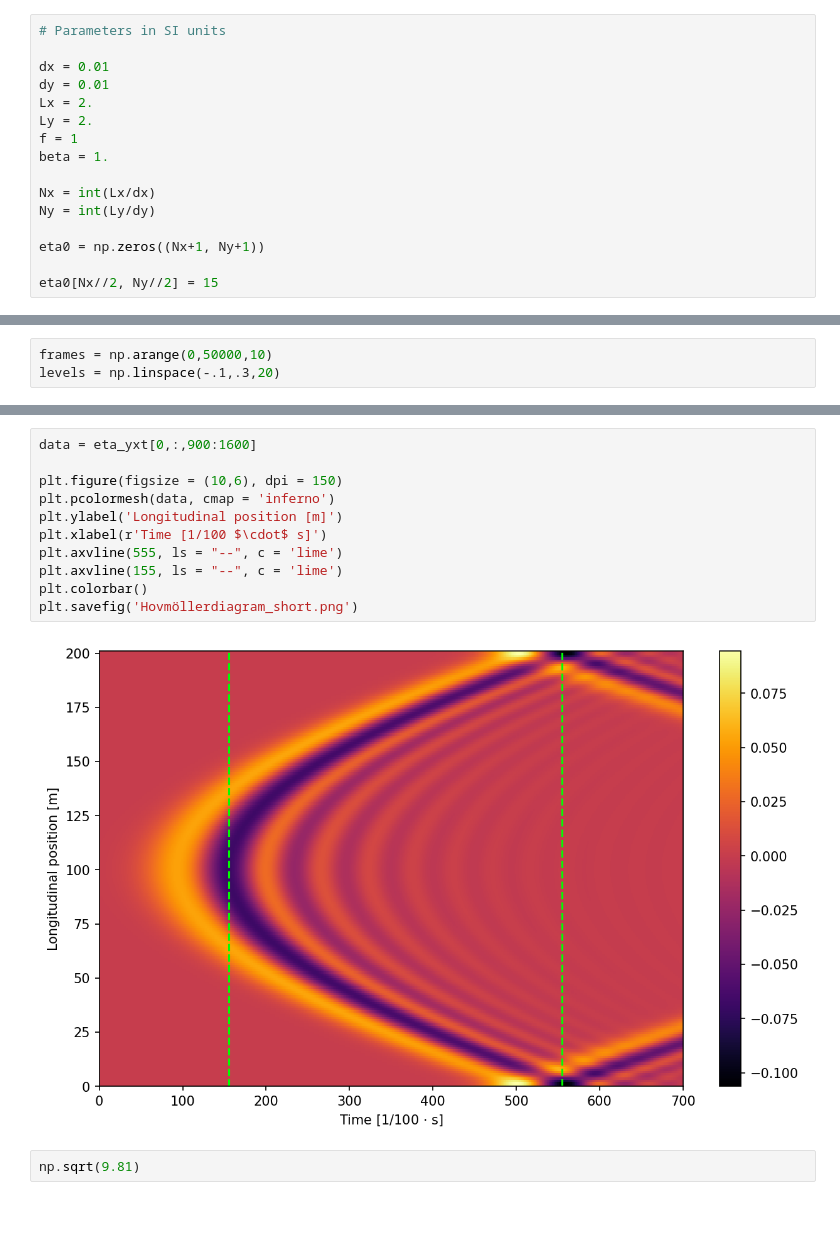
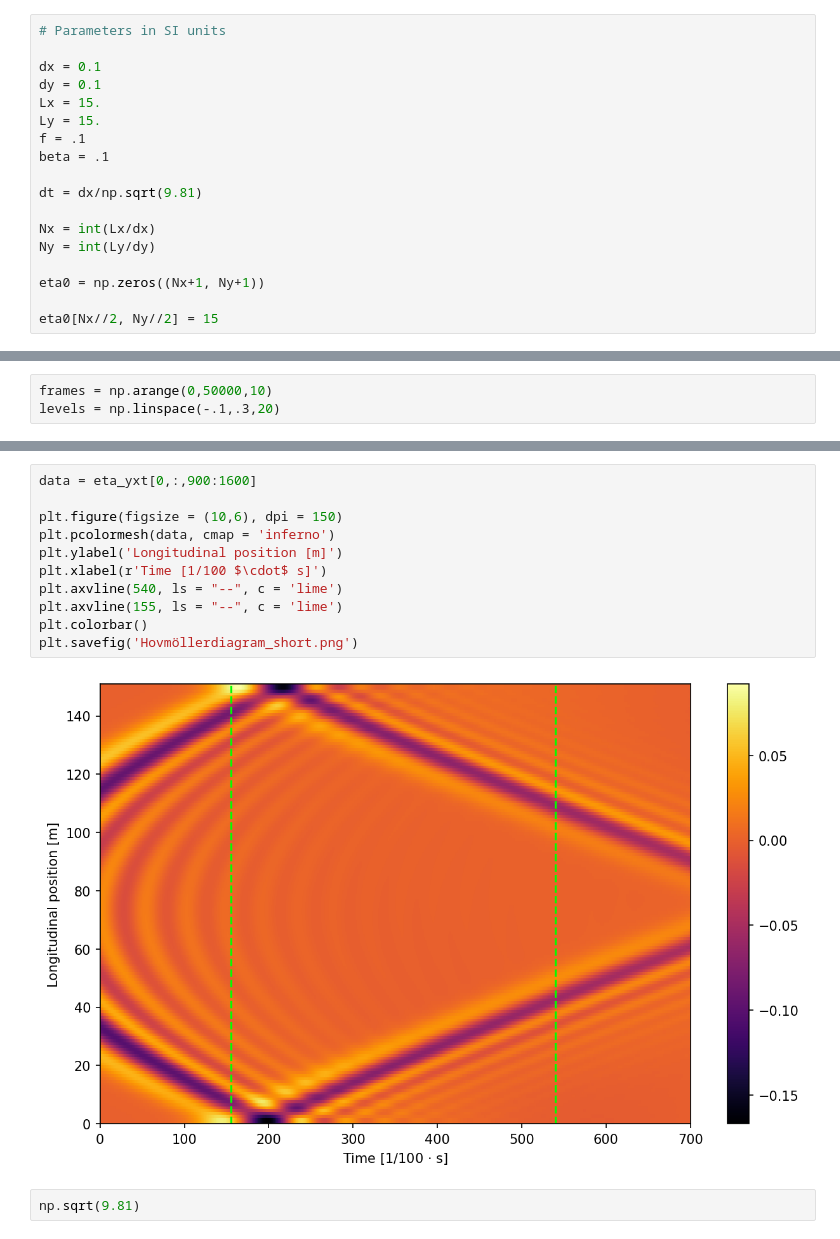
Before and after one commit to MKKrogsgaard/Fluid-Mechanics, a Jupyter notebook: Assignments/Assignment 2/SW_B correct.ipynb, the cells around one changed output, grey strips where cells are left out. Saved outputs shown, nothing was run; the diff lists cells and outputs as text; blank space fills up the shorter version.

```diff
--- a/Assignments/Assignment 2/SW_B correct.ipynb
+++ b/Assignments/Assignment 2/SW_B correct.ipynb
@@ -232,12 +232,14 @@ Also note that the initial sea elevation is zero everywhere. Disturbance is need
 # %%
 # Parameters in SI units
 
-dx = 0.01
-dy = 0.01
-Lx = 2.
-Ly = 2.
-f = 1
-beta = 1.
+dx = 0.1
+dy = 0.1
+Lx = 15.
+Ly = 15.
+f = .1
+beta = .1
+
+dt = dx/np.sqrt(9.81)
 
 Nx = int(Lx/dx)
 Ny = int(Ly/dy)
@@ -319,16 +321,16 @@ MovieWriter ffmpeg unavailable; using Pillow instead.
 # %%
 data = eta_yxt[0,:,900:1600]
 
 plt.figure(figsize = (10,6), dpi = 150)
 plt.pcolormesh(data, cmap = 'inferno')
 plt.ylabel('Longitudinal position [m]')
 plt.xlabel(r'Time [1/100 $\cdot$ s]')
-plt.axvline(555, ls = "--", c = 'lime')
+plt.axvline(540, ls = "--", c = 'lime')
 plt.axvline(155, ls = "--", c = 'lime')
 plt.colorbar()
 plt.savefig('Hovmöllerdiagram_short.png')
 # %% [output]
-[figure, old version]
+[figure, new version]
 # %%
 np.sqrt(9.81)
 # %% [output]
```
Also changed, not shown: parts of 5 cells of this notebook, 4 other files.
